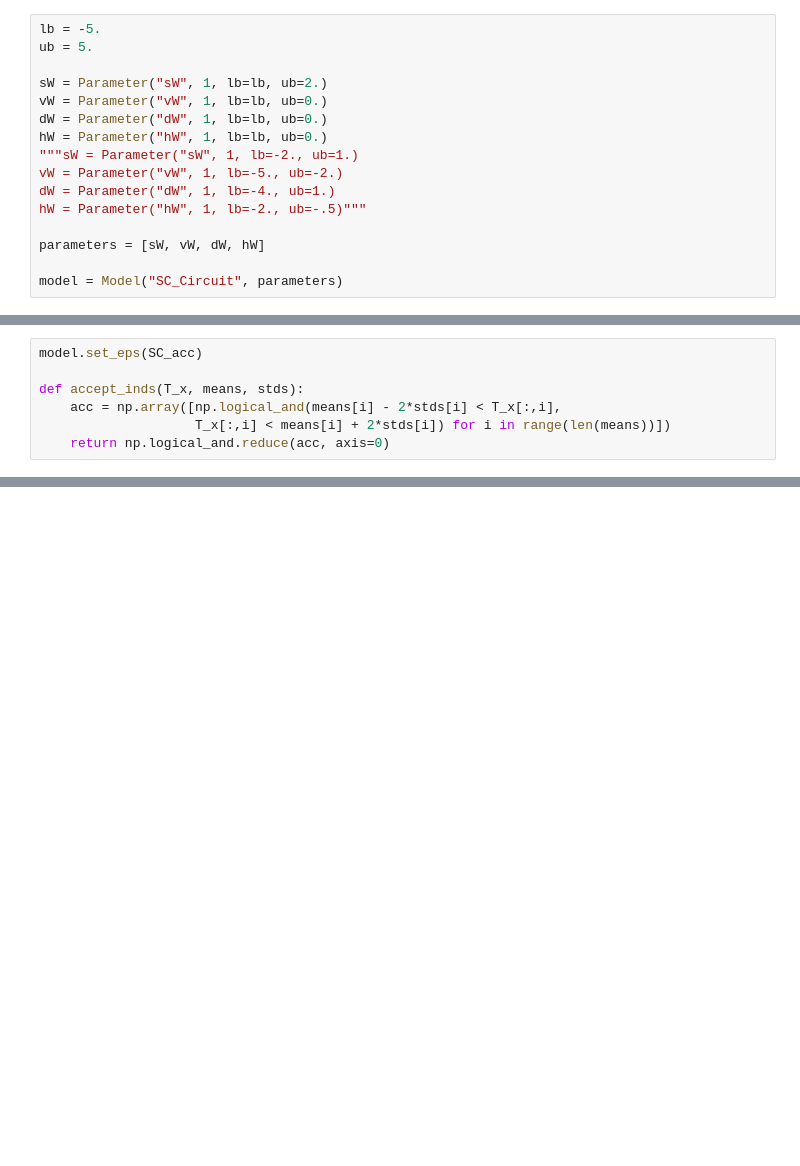
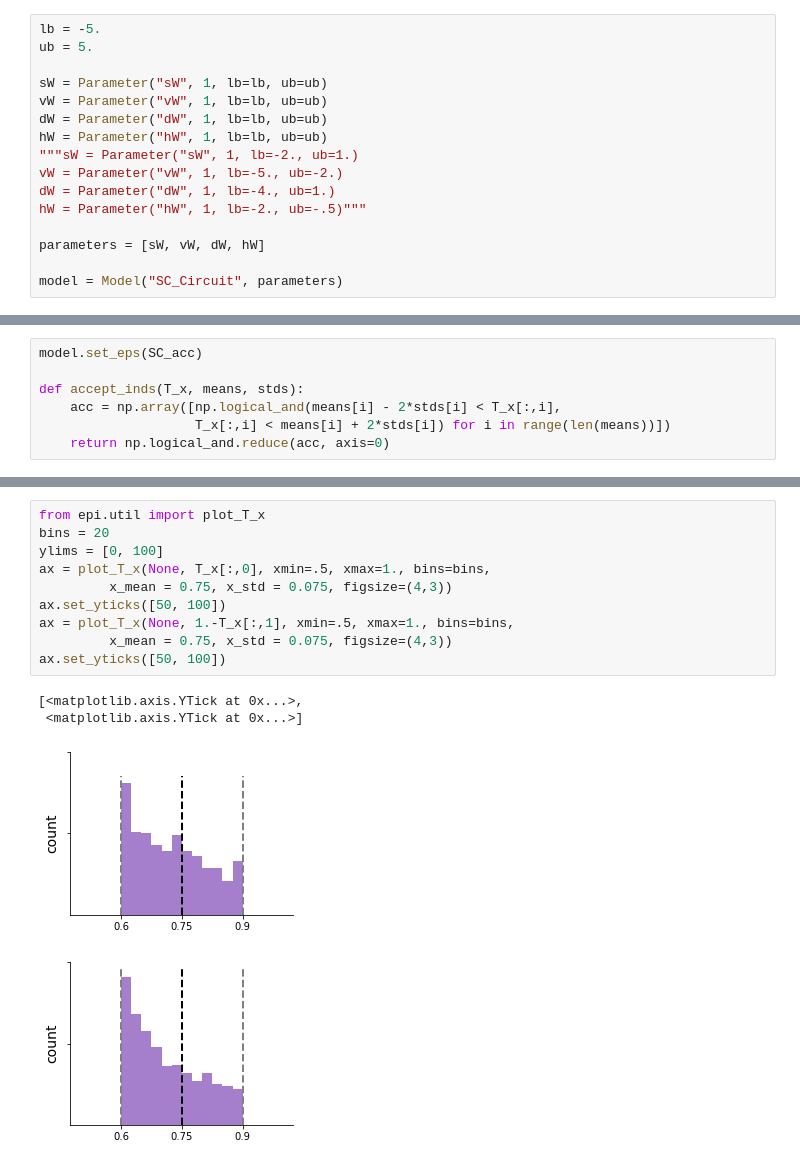
Before and after one commit to cunningham-lab/epi, a Jupyter notebook: notebooks/SC_Circuit/SC_acc_ABC.ipynb, the cells around one changed output, grey strips where cells are left out. Cells and saved outputs as stored; diff of their text form; blank space fills up the shorter version.

```diff
--- a/notebooks/SC_Circuit/SC_acc_ABC.ipynb
+++ b/notebooks/SC_Circuit/SC_acc_ABC.ipynb
@@ -17,10 +17,10 @@ import os
 lb = -5.
 ub = 5.
 
-sW = Parameter("sW", 1, lb=lb, ub=2.)
-vW = Parameter("vW", 1, lb=lb, ub=0.)
-dW = Parameter("dW", 1, lb=lb, ub=0.)
-hW = Parameter("hW", 1, lb=lb, ub=0.)
+sW = Parameter("sW", 1, lb=lb, ub=ub)
+vW = Parameter("vW", 1, lb=lb, ub=ub)
+dW = Parameter("dW", 1, lb=lb, ub=ub)
+hW = Parameter("hW", 1, lb=lb, ub=ub)
 """sW = Parameter("sW", 1, lb=-2., ub=1.)
 vW = Parameter("vW", 1, lb=-5., ub=-2.)
 dW = Parameter("dW", 1, lb=-4., ub=1.)
@@ -218,0 +120,15 @@ total 1.0
+# %%
+from epi.util import plot_T_x
+bins = 20
+ylims = [0, 100]
+ax = plot_T_x(None, T_x[:,0], xmin=.5, xmax=1., bins=bins,
+         x_mean = 0.75, x_std = 0.075, figsize=(4,3))
+ax.set_yticks([50, 100])
+ax = plot_T_x(None, 1.-T_x[:,1], xmin=.5, xmax=1., bins=bins,
+         x_mean = 0.75, x_std = 0.075, figsize=(4,3))
+ax.set_yticks([50, 100])
+# %% [output]
+[<matplotlib.axis.YTick at 0x...>,
+ <matplotlib.axis.YTick at 0x...>]
+[figure, added]
+[figure, added]
```
Also changed, not shown: parts of 15 cells of this notebook.
